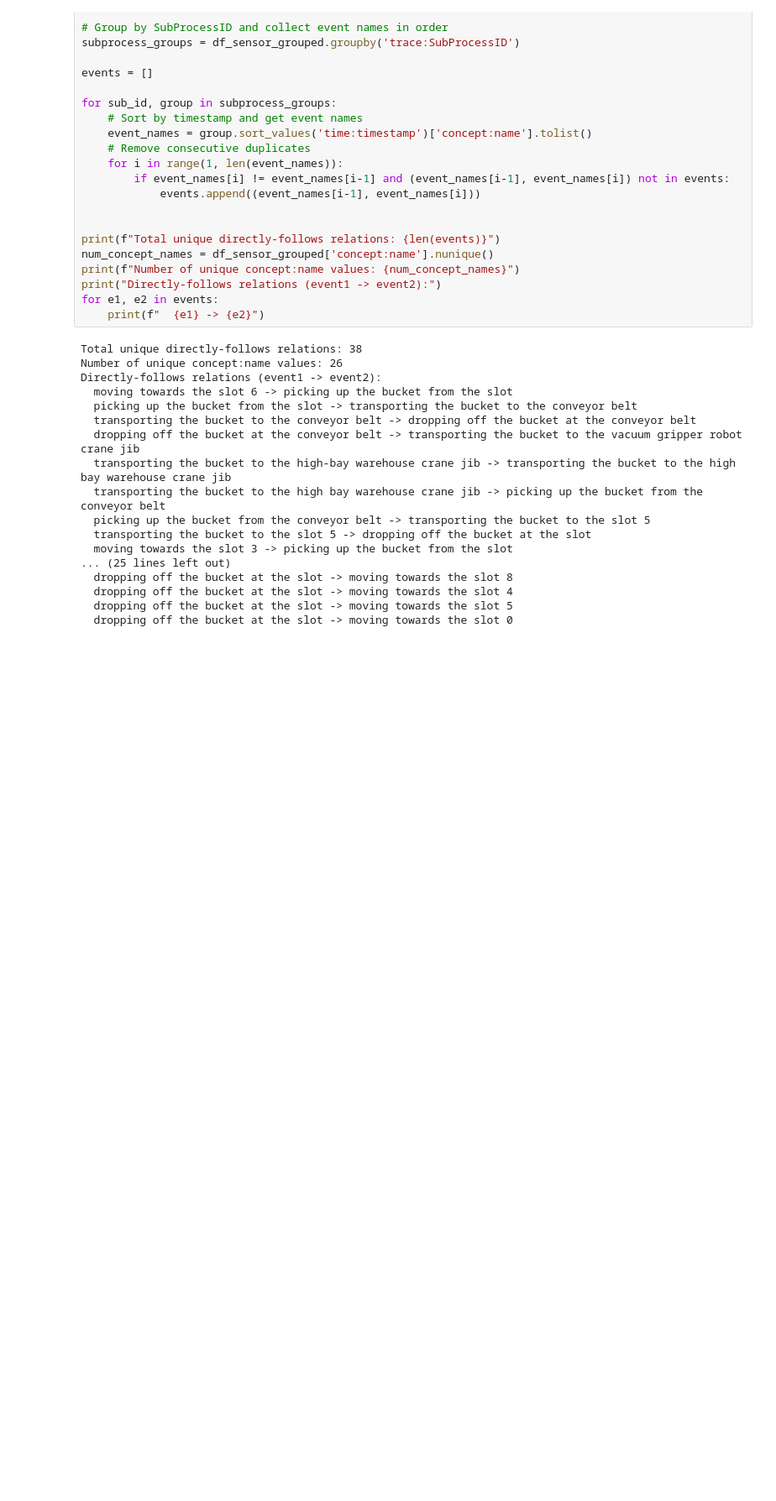
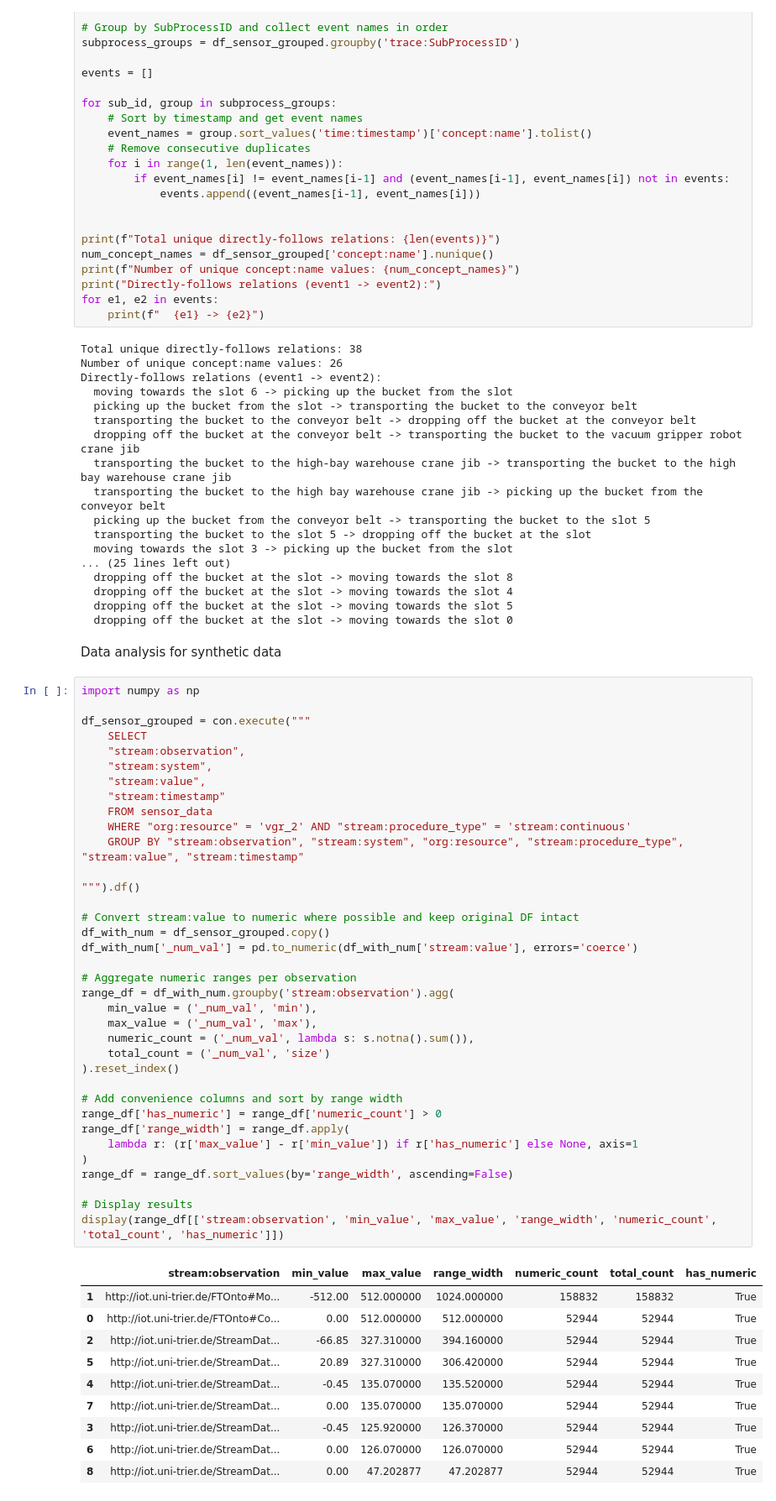
Before and after one commit to Olive305/Bachelor-thesis, a Jupyter notebook: Data/IoT enriched event log paper/document_log_content.ipynb, the cells around one changed output. Shown at 84% size. Cells and saved outputs as stored; diff of their text form; blank space fills up the shorter version.

```diff
--- a/Data/IoT enriched event log paper/document_log_content.ipynb
+++ b/Data/IoT enriched event log paper/document_log_content.ipynb
@@ -554,3 +562,52 @@ Directly-follows relations (event1 -> event2):
   dropping off the bucket at the slot -> moving towards the slot 4
   dropping off the bucket at the slot -> moving towards the slot 5
   dropping off the bucket at the slot -> moving towards the slot 0
+# %% [markdown]
+Data analysis for synthetic data
+# %%
+import numpy as np
+
+df_sensor_grouped = con.execute("""
+    SELECT
+    "stream:observation",
+    "stream:system",
+    "stream:value",
+    "stream:timestamp"
+    FROM sensor_data
+    WHERE "org:resource" = 'vgr_2' AND "stream:procedure_type" = 'stream:continuous'
+    GROUP BY "stream:observation", "stream:system", "org:resource", "stream:procedure_type", "stream:value", "stream:timestamp"
+
+""").df()
+
+# Convert stream:value to numeric where possible and keep original DF intact
+df_with_num = df_sensor_grouped.copy()
+df_with_num['_num_val'] = pd.to_numeric(df_with_num['stream:value'], errors='coerce')
+
+# Aggregate numeric ranges per observation
+range_df = df_with_num.groupby('stream:observation').agg(
+    min_value = ('_num_val', 'min'),
+    max_value = ('_num_val', 'max'),
+    numeric_count = ('_num_val', lambda s: s.notna().sum()),
+    total_count = ('_num_val', 'size')
+).reset_index()
+
+# Add convenience columns and sort by range width
+range_df['has_numeric'] = range_df['numeric_count'] > 0
+range_df['range_width'] = range_df.apply(
+    lambda r: (r['max_value'] - r['min_value']) if r['has_numeric'] else None, axis=1
+)
+range_df = range_df.sort_values(by='range_width', ascending=False)
+
+# Display results
+display(range_df[['stream:observation', 'min_value', 'max_value', 'range_width', 'numeric_count', 'total_count', 'has_numeric']])
+# %% [output]
+|  | stream:observation | min_value | max_value | range_width | numeric_count | total_count | has_numeric |
+| 1 | http://iot.uni-trier.de/FTOnto#Mo... | -512.00 | 512.000000 | 1024.000000 | 158832 | 158832 | True |
+| 0 | http://iot.uni-trier.de/FTOnto#Co... | 0.00 | 512.000000 | 512.000000 | 52944 | 52944 | True |
+| 2 | http://iot.uni-trier.de/StreamDat... | -66.85 | 327.310000 | 394.160000 | 52944 | 52944 | True |
+| 5 | http://iot.uni-trier.de/StreamDat... | 20.89 | 327.310000 | 306.420000 | 52944 | 52944 | True |
+| 4 | http://iot.uni-trier.de/StreamDat... | -0.45 | 135.070000 | 135.520000 | 52944 | 52944 | True |
+| 7 | http://iot.uni-trier.de/StreamDat... | 0.00 | 135.070000 | 135.070000 | 52944 | 52944 | True |
+| 3 | http://iot.uni-trier.de/StreamDat... | -0.45 | 125.920000 | 126.370000 | 52944 | 52944 | True |
+| 6 | http://iot.uni-trier.de/StreamDat... | 0.00 | 126.070000 | 126.070000 | 52944 | 52944 | True |
+| 8 | http://iot.uni-trier.de/StreamDat... | 0.00 | 47.202877 | 47.202877 | 52944 | 52944 | True |
```
Also changed, not shown: parts of 8 cells of this notebook, 5 other files.
